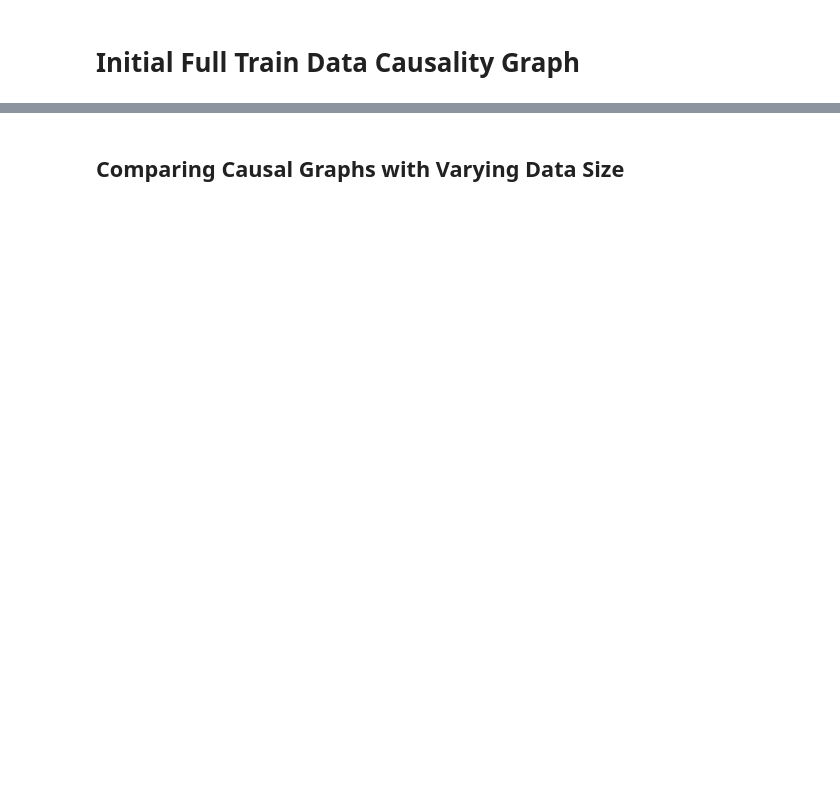
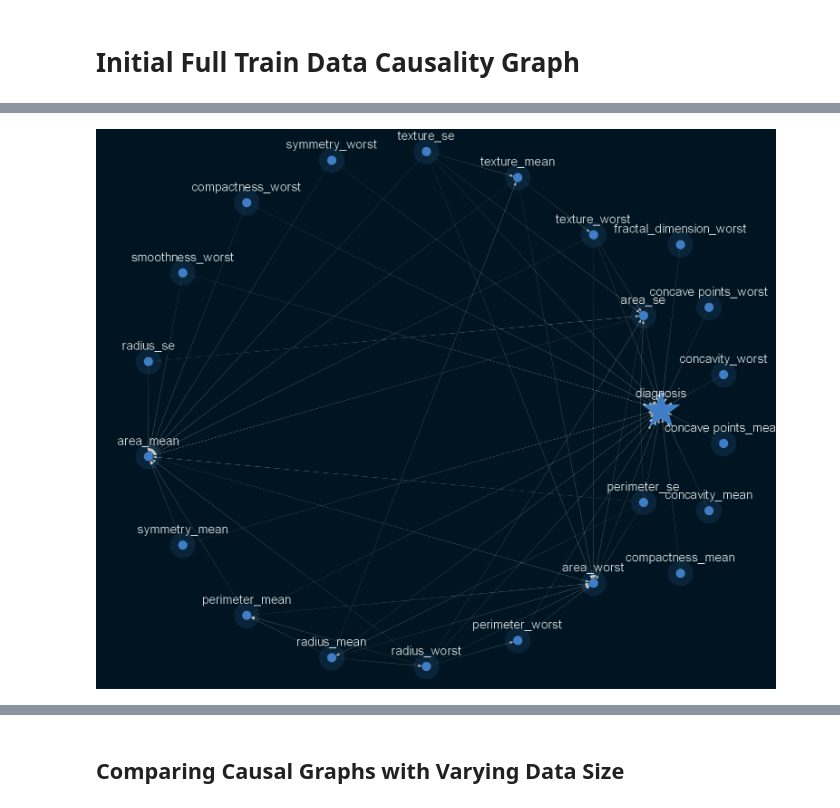
Before and after one commit to CasualModel/CancerCausality, a Jupyter notebook: notebooks/CausalInferencing.ipynb, the cells around one changed output, grey strips where cells are left out. Cells and saved outputs as stored; diff of their text form; code cells hidden in the pictures; blank space fills up the shorter version.

```diff
--- a/notebooks/CausalInferencing.ipynb
+++ b/notebooks/CausalInferencing.ipynb
@@ -26,0 +70,11 @@ set(data_1.dtypes.to_list())
+# %%
+sm_data_1_bg = sm_data_1.get_largest_subgraph()
+viz = plot_structure(
+    sm_data_1_bg,
+    prog="circo",
+    graph_attributes={"scale": "1","size": 5},
+    node_attributes=node_attributes,
+    all_edge_attributes=EDGE_STYLE.WEAK)
+Image(viz.draw(format='png'))
+# %% [output]
+[figure, added]
```
Also changed, not shown: parts of 36 cells of this notebook, 3 other files.
